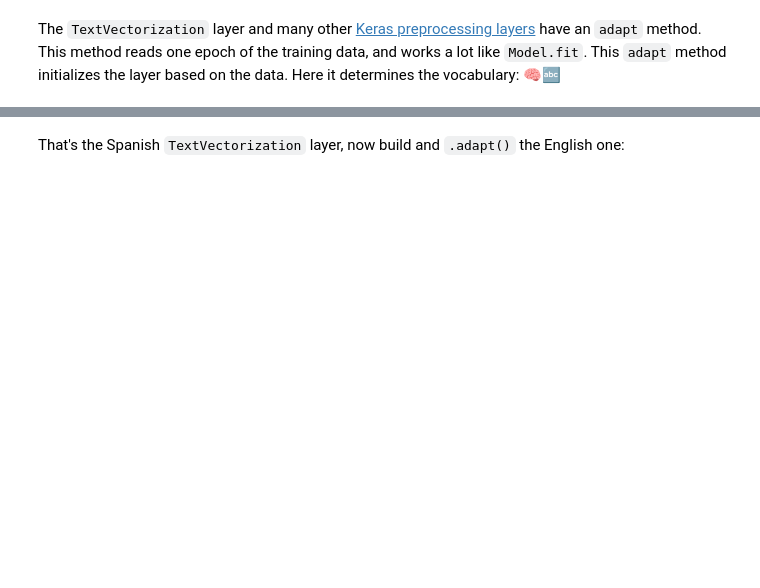
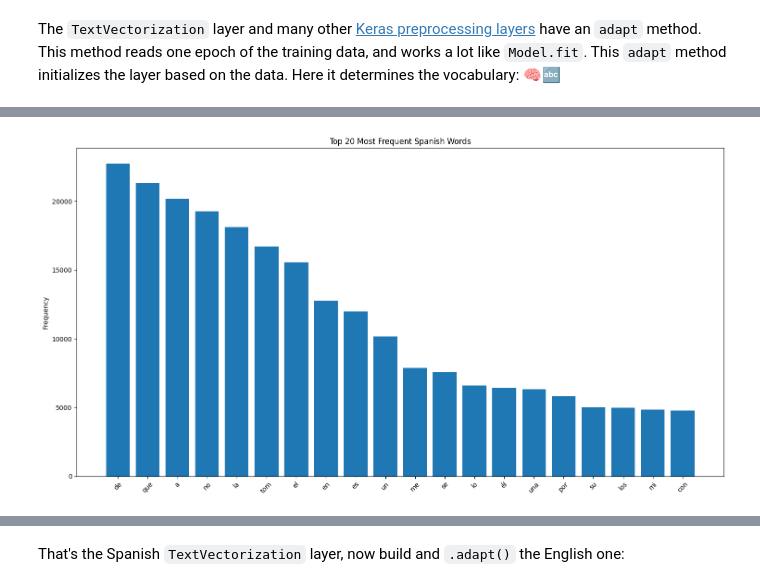
Before and after one commit to zkhechadoorian/Spanish_and_Portuguese_Translator, a Jupyter notebook: 1_nmt_translation/nmt_with_attention.ipynb, the cells around one changed output, grey strips where cells are left out. Drawn from its saved outputs; the diff is of its cells as text; code cells hidden in the pictures; blank space fills up the shorter version.

```diff
--- a/1_nmt_translation/nmt_with_attention.ipynb
+++ b/1_nmt_translation/nmt_with_attention.ipynb
@@ -543,0 +577,19 @@ context_text_processor.get_vocabulary()[:10]
+# %%
+# Get word frequencies (if available)
+import collections
+
+# Extract all Spanish words from your data
+all_spanish_text = ' '.join(context_raw)
+word_freq = collections.Counter(all_spanish_text.lower().split())
+
+# Plot top words
+top_words = dict(word_freq.most_common(20))
+plt.figure(figsize=(15, 8))
+plt.bar(range(len(top_words)), list(top_words.values()))
+plt.xticks(range(len(top_words)), list(top_words.keys()), rotation=45)
+plt.title('Top 20 Most Frequent Spanish Words')
+plt.ylabel('Frequency')
+plt.tight_layout()
+plt.show()
+# %% [output]
+[figure, added]
```
Also changed, not shown: parts of 67 cells of this notebook.
